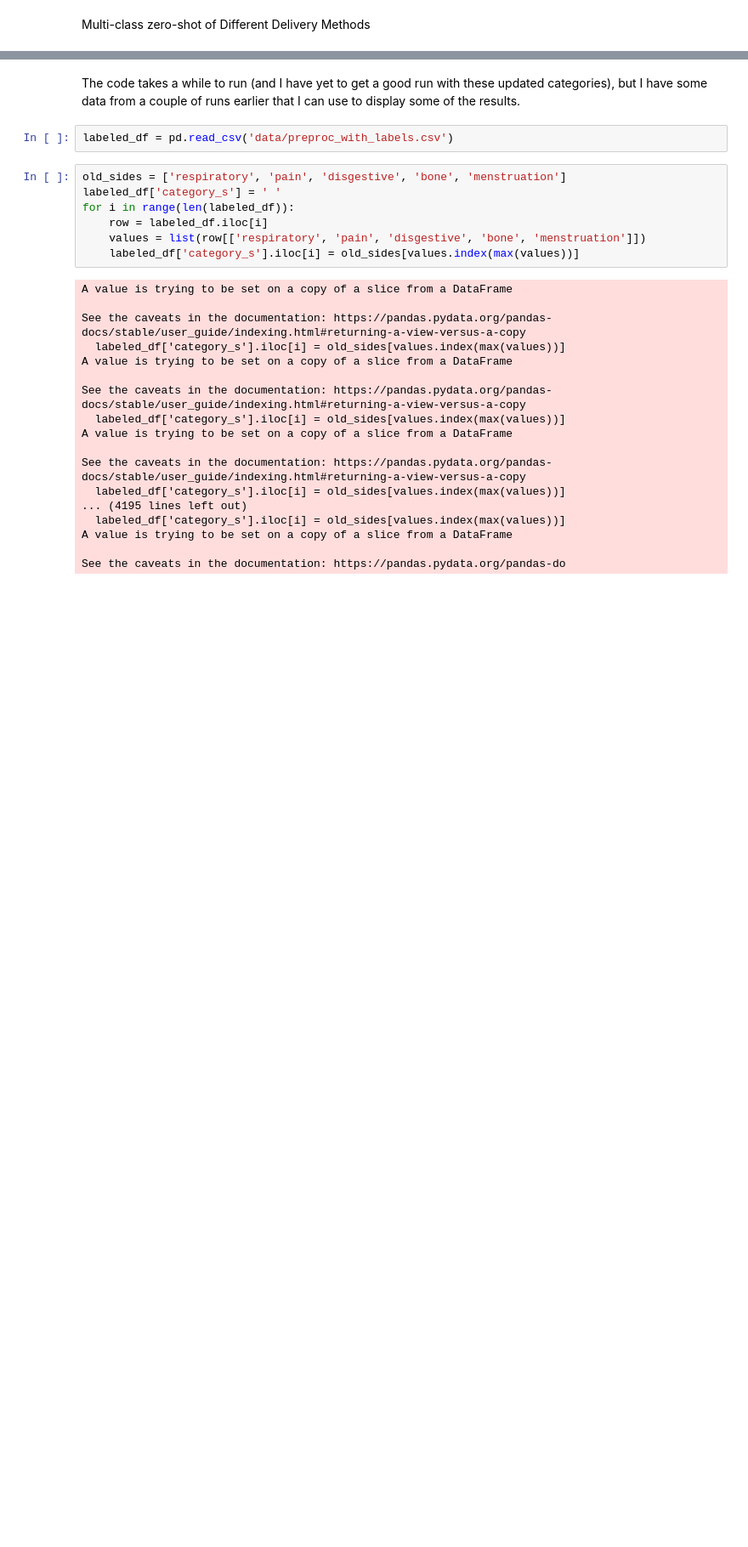
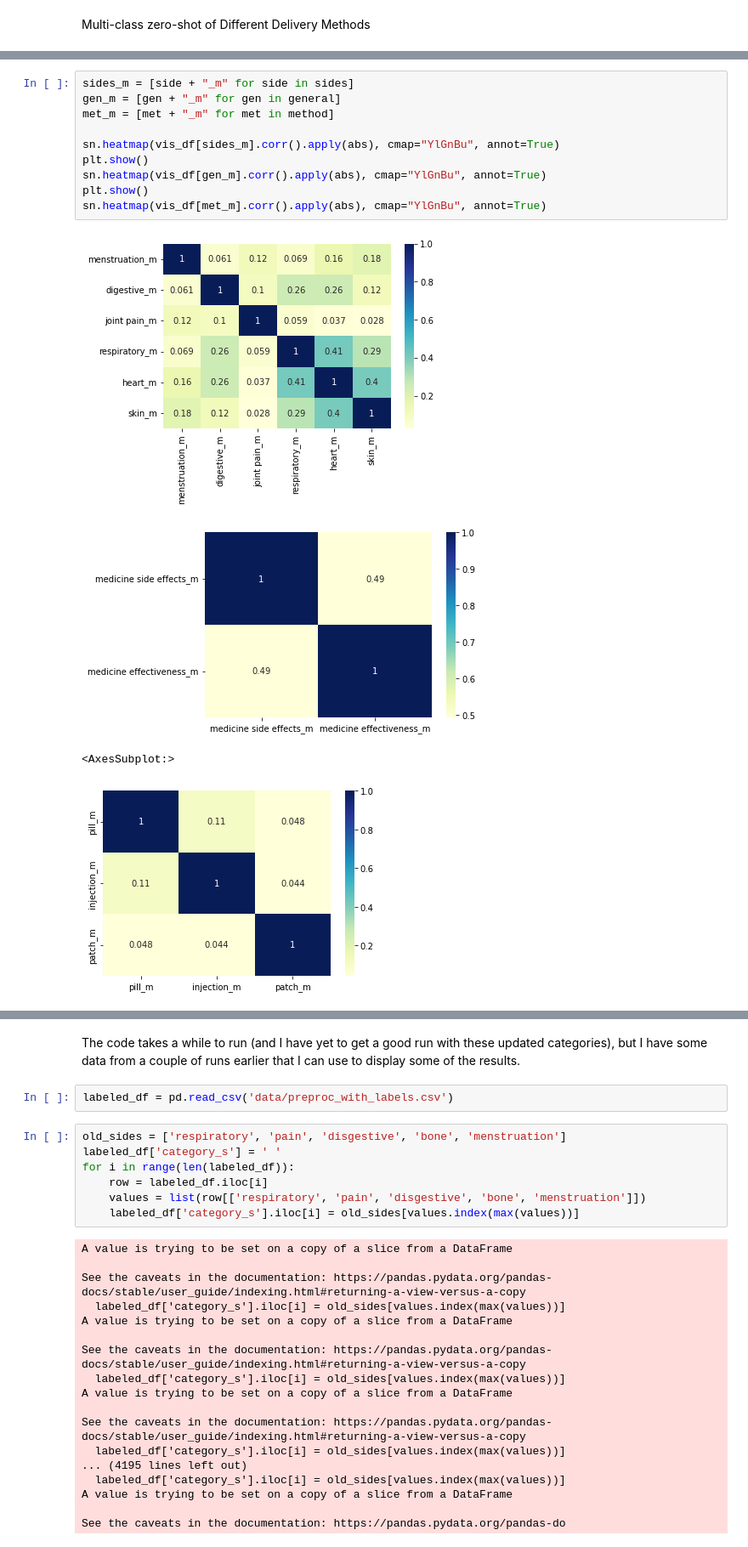
Before and after one commit to woonsupkim/DrugReview, a Jupyter notebook: Wblaise_nlp.ipynb, the cells around one changed output, grey strips where cells are left out. Shown at 85% size. Drawn from its saved outputs; the diff is of its cells as text; blank space fills up the shorter version.

```diff
--- a/blaise_nlp.ipynb
+++ b/Wblaise_nlp.ipynb
@@ -228,0 +324,15 @@ for j in range(len(df)):
+# %%
+sides_m = [side + "_m" for side in sides]
+gen_m = [gen + "_m" for gen in general]
+met_m = [met + "_m" for met in method]
+
+sn.heatmap(vis_df[sides_m].corr().apply(abs), cmap="YlGnBu", annot=True)
+plt.show()
+sn.heatmap(vis_df[gen_m].corr().apply(abs), cmap="YlGnBu", annot=True)
+plt.show()
+sn.heatmap(vis_df[met_m].corr().apply(abs), cmap="YlGnBu", annot=True)
+# %% [output]
+[figure, added]
+[figure, added]
+<AxesSubplot:>
+[figure, added]
```
Also changed, not shown: parts of 23 cells of this notebook.
